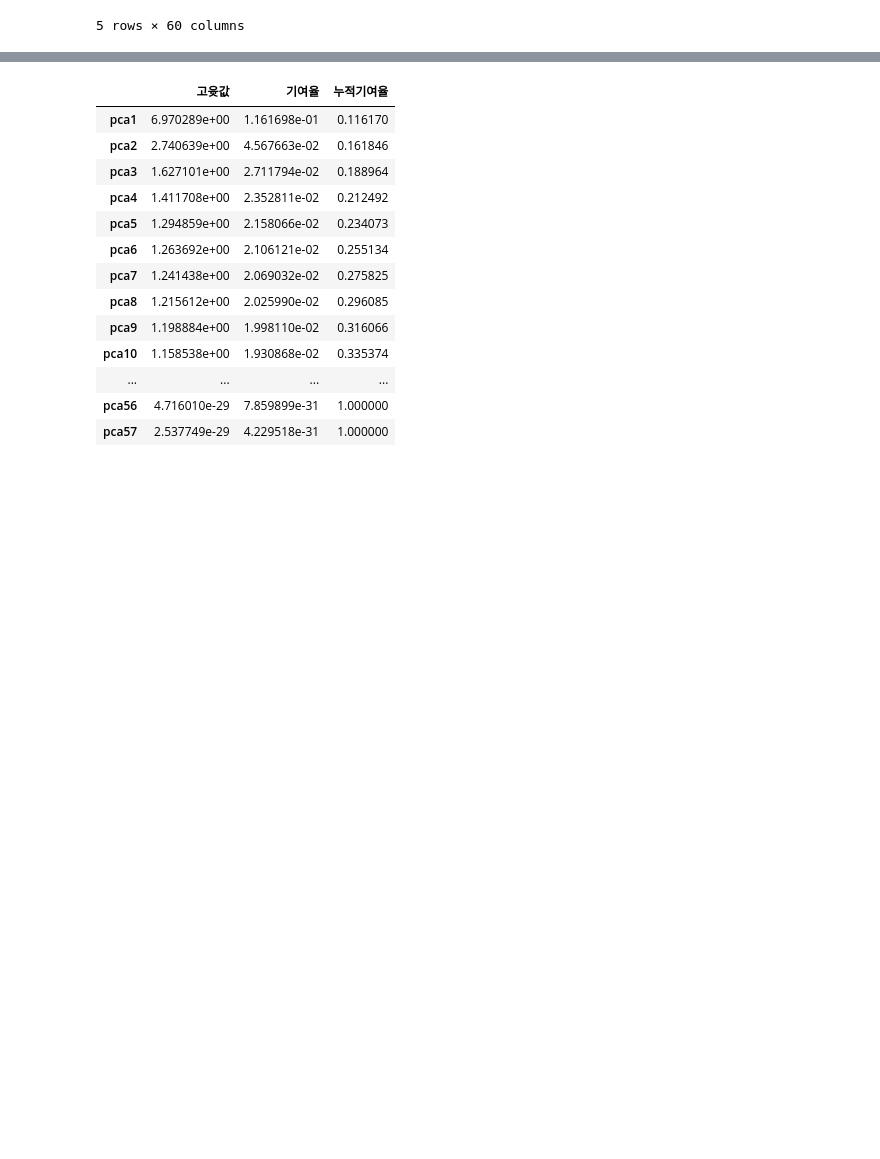
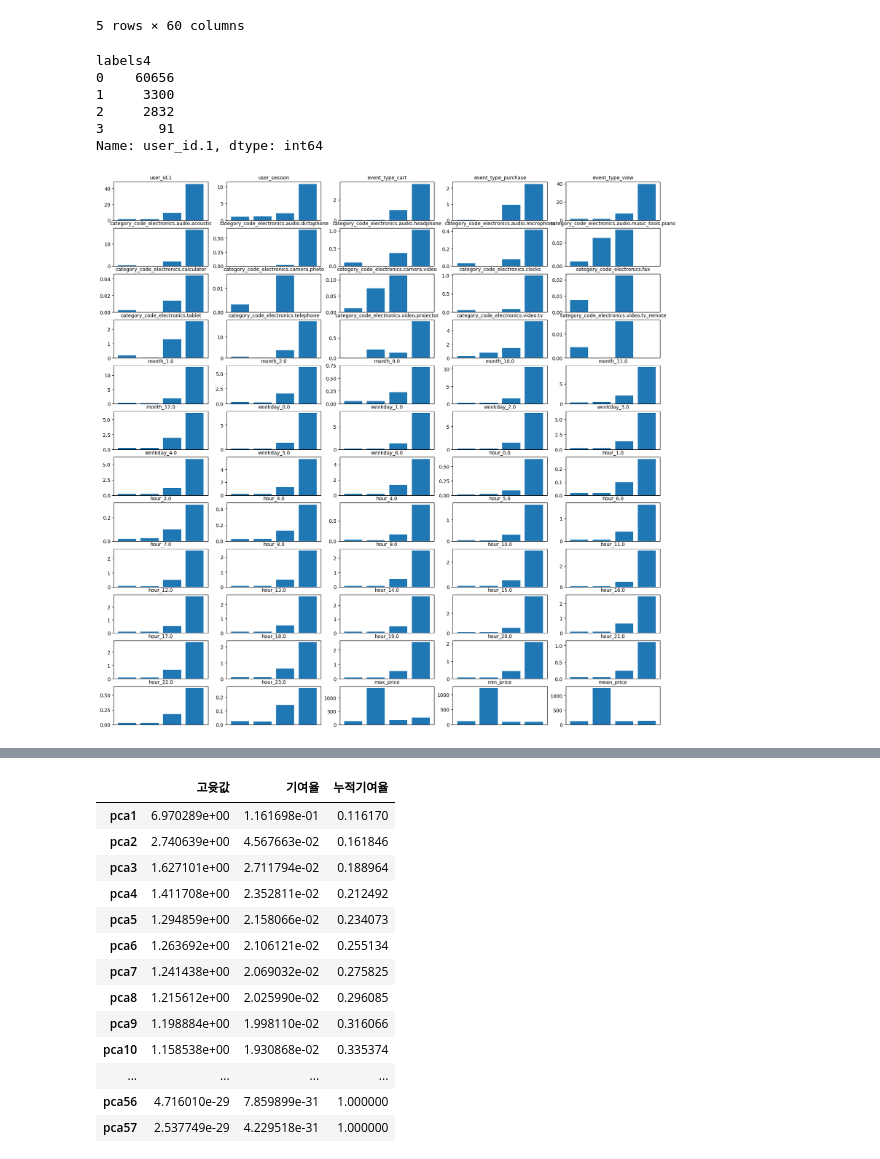
Before and after one commit to dlarhkd1211/electronic_commercial_data_analysis, a Jupyter notebook: clustering.ipynb, the cells around one changed output, grey strips where cells are left out. Saved outputs shown, nothing was run; the diff lists cells and outputs as text; code cells hidden in the pictures; blank space fills up the shorter version.

```diff
--- a/clustering.ipynb
+++ b/clustering.ipynb
@@ -54,3 +54,38 @@ df_scaled.head()
 | 1515915625353236157 | -0.317044 | -0.148511 | -0.20593 | -0.152518 | -0.302770 | -0.217077 | ... |
 | 1515915625353294441 | 13.274271 | 5.894836 | -0.20593 | -0.152518 | 15.161448 | 0.364243 | ... |
 5 rows × 60 columns
+# %%
+kmeans = KMeans(n_clusters=5)
+kmeans.fit(df_scaled)
+label5 = kmeans.predict(df_scaled)
+kmeans = KMeans(n_clusters=6)
+kmeans.fit(df_scaled)
+label6 = kmeans.predict(df_scaled)
+kmeans = KMeans(n_clusters=4)
+kmeans.fit(df_scaled)
+label4 = kmeans.predict(df_scaled)
+df_scaled['labels4'] = label4
+df_scaled['labels5']= label5
+df_scaled['labels6']= label6
+# %%
+dfc = df.copy()
+dfc['labels4'] = df_scaled['labels4']
+df_group = dfc.groupby('labels4').agg('mean')
+dfc.groupby('labels4')['user_id.1'].agg('count')
+# %% [output]
+labels4
+0    60656
+1     3300
+2     2832
+3       91
+Name: user_id.1, dtype: int64
+# %%
+plt.figure(figsize=(20,20))
+for idx, col in enumerate(df_group.columns):
+    plt.subplot(12,5,idx+1)
+    plt.bar(df_group.index,df_group[col])
+    plt.gca().axes.xaxis.set_visible(False)
+    plt.title(col, fontsize=10)
+plt.show()
+# %% [output]
+[figure, added]
```
Also changed, not shown: parts of 9 cells of this notebook.
